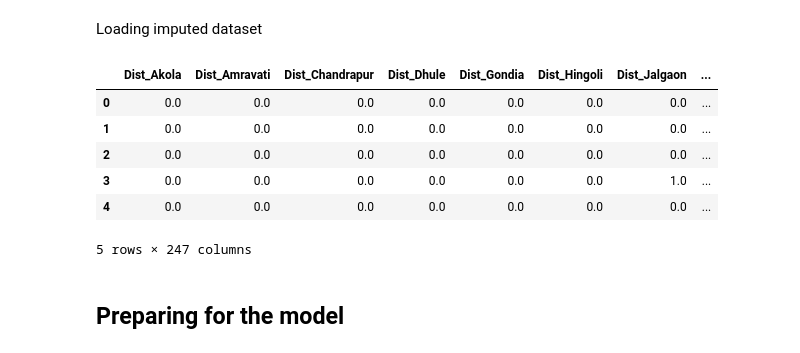
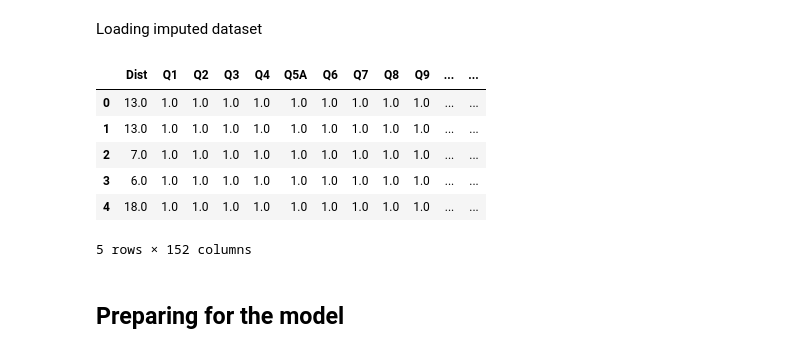
Before and after one commit to marsblars/TobaccoFreeSchoolsAI, a Jupyter notebook: tobaccoFree/SVM.ipynb, the cells around one changed output. Drawn from its saved outputs; the diff is of its cells as text; code cells hidden in the pictures.

```diff
--- a/tobaccoFree/SVM.ipynb
+++ b/tobaccoFree/SVM.ipynb
@@ -6,34 +6,41 @@ Loading imputed dataset
 # %%
 import pandas as pd
 import numpy as np
 from pathlib import Path
 import matplotlib.pyplot as plt
 import seaborn as sns
 
 import statsmodels.api as sm
 import scipy.stats as st
 
+
+%matplotlib ipympl
+plt.rcParams['xtick.major.pad']='4'
+plt.rcParams['ytick.major.pad']='4'
+plt.rcParams["font.family"] = "sans-serif"
+plt.style.use("seaborn-v0_8-poster")
+
 IMAGES_PATH = Path() / "plots"
 IMAGES_PATH.mkdir(parents=True, exist_ok=True)
 
 def save_fig(fig_id, tight_layout=True, fig_extension="png", resolution=300):
     path = IMAGES_PATH / f"{fig_id}.{fig_extension}"
     if tight_layout:
         plt.tight_layout()
     plt.savefig(path, format=fig_extension, dpi=resolution)
 # Read the two dataframes
-df = pd.read_csv('/main/tobaccoFree/data/imputed_data.csv')
+df = pd.read_csv('/main/tobaccoFree/data/imputed_data2.csv')
 
 
 df.head()
 # %% [output]
-|  | Dist_Akola | Dist_Amravati | Dist_Chandrapur | Dist_Dhule | Dist_Gondia | Dist_Hingoli | Dist_Jalgaon | ... |
-| 0 | 0.0 | 0.0 | 0.0 | 0.0 | 0.0 | 0.0 | 0.0 | ... |
-| 1 | 0.0 | 0.0 | 0.0 | 0.0 | 0.0 | 0.0 | 0.0 | ... |
-| 2 | 0.0 | 0.0 | 0.0 | 0.0 | 0.0 | 0.0 | 0.0 | ... |
-| 3 | 0.0 | 0.0 | 0.0 | 0.0 | 0.0 | 0.0 | 1.0 | ... |
-| 4 | 0.0 | 0.0 | 0.0 | 0.0 | 0.0 | 0.0 | 0.0 | ... |
+|  | Dist | Q1 | Q2 | Q3 | Q4 | Q5A | Q6 | Q7 | Q8 | Q9 | ... | ... |
+| 0 | 13.0 | 1.0 | 1.0 | 1.0 | 1.0 | 1.0 | 1.0 | 1.0 | 1.0 | 1.0 | ... | ... |
+| 1 | 13.0 | 1.0 | 1.0 | 1.0 | 1.0 | 1.0 | 1.0 | 1.0 | 1.0 | 1.0 | ... | ... |
+| 2 | 7.0 | 1.0 | 1.0 | 1.0 | 1.0 | 1.0 | 1.0 | 1.0 | 1.0 | 1.0 | ... | ... |
+| 3 | 6.0 | 1.0 | 1.0 | 1.0 | 1.0 | 1.0 | 1.0 | 1.0 | 1.0 | 1.0 | ... | ... |
+| 4 | 18.0 | 1.0 | 1.0 | 1.0 | 1.0 | 1.0 | 1.0 | 1.0 | 1.0 | 1.0 | ... | ... |
-5 rows × 247 columns
+5 rows × 152 columns
 # %% [markdown]
 ## Preparing for the model
 # %% [markdown]
```
Also changed, not shown: parts of 10 cells of this notebook, 51 other files.
